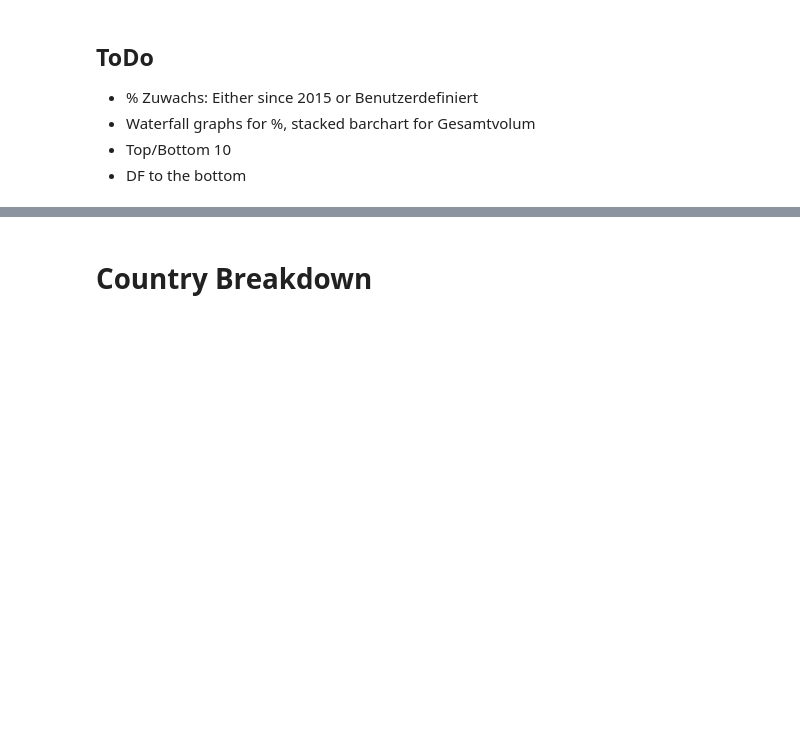
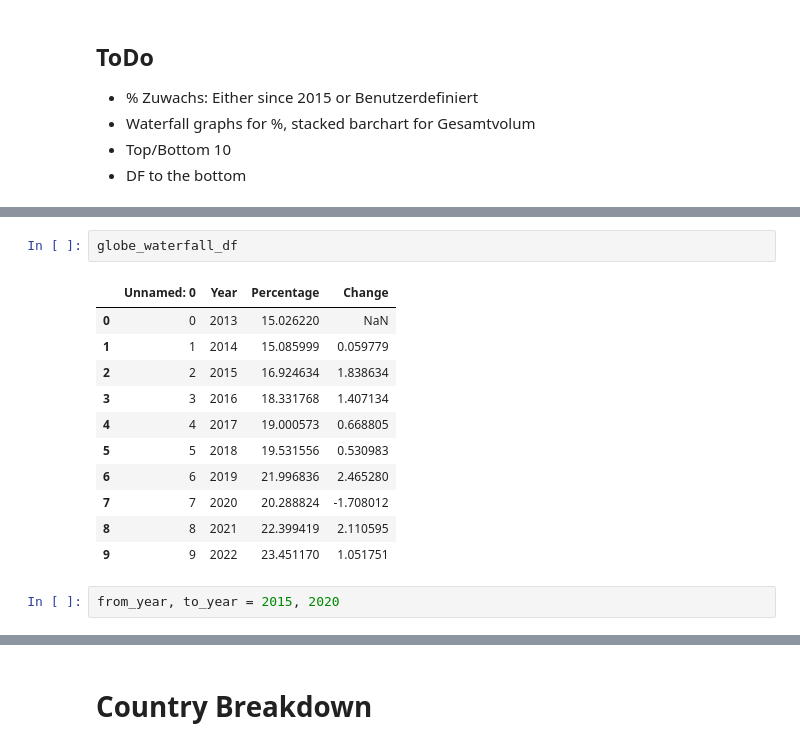
Before and after one commit to Samuel-Drewes/KlimaPortfolios, a Jupyter notebook: notebooks/first_play.ipynb, the cells around one changed output, grey strips where cells are left out. Cells and saved outputs as stored; diff of their text form; blank space fills up the shorter version.

```diff
--- a/notebooks/first_play.ipynb
+++ b/notebooks/first_play.ipynb
@@ -242,0 +241,16 @@ fig.show()
+# %%
+globe_waterfall_df
+# %% [output]
+|  | Unnamed: 0 | Year | Percentage | Change |
+| 0 | 0 | 2013 | 15.026220 | NaN |
+| 1 | 1 | 2014 | 15.085999 | 0.059779 |
+| 2 | 2 | 2015 | 16.924634 | 1.838634 |
+| 3 | 3 | 2016 | 18.331768 | 1.407134 |
+| 4 | 4 | 2017 | 19.000573 | 0.668805 |
+| 5 | 5 | 2018 | 19.531556 | 0.530983 |
+| 6 | 6 | 2019 | 21.996836 | 2.465280 |
+| 7 | 7 | 2020 | 20.288824 | -1.708012 |
+| 8 | 8 | 2021 | 22.399419 | 2.110595 |
+| 9 | 9 | 2022 | 23.451170 | 1.051751 |
+# %%
+from_year, to_year = 2015, 2020
```
Also changed, not shown: parts of 48 cells of this notebook, 1 other file.
